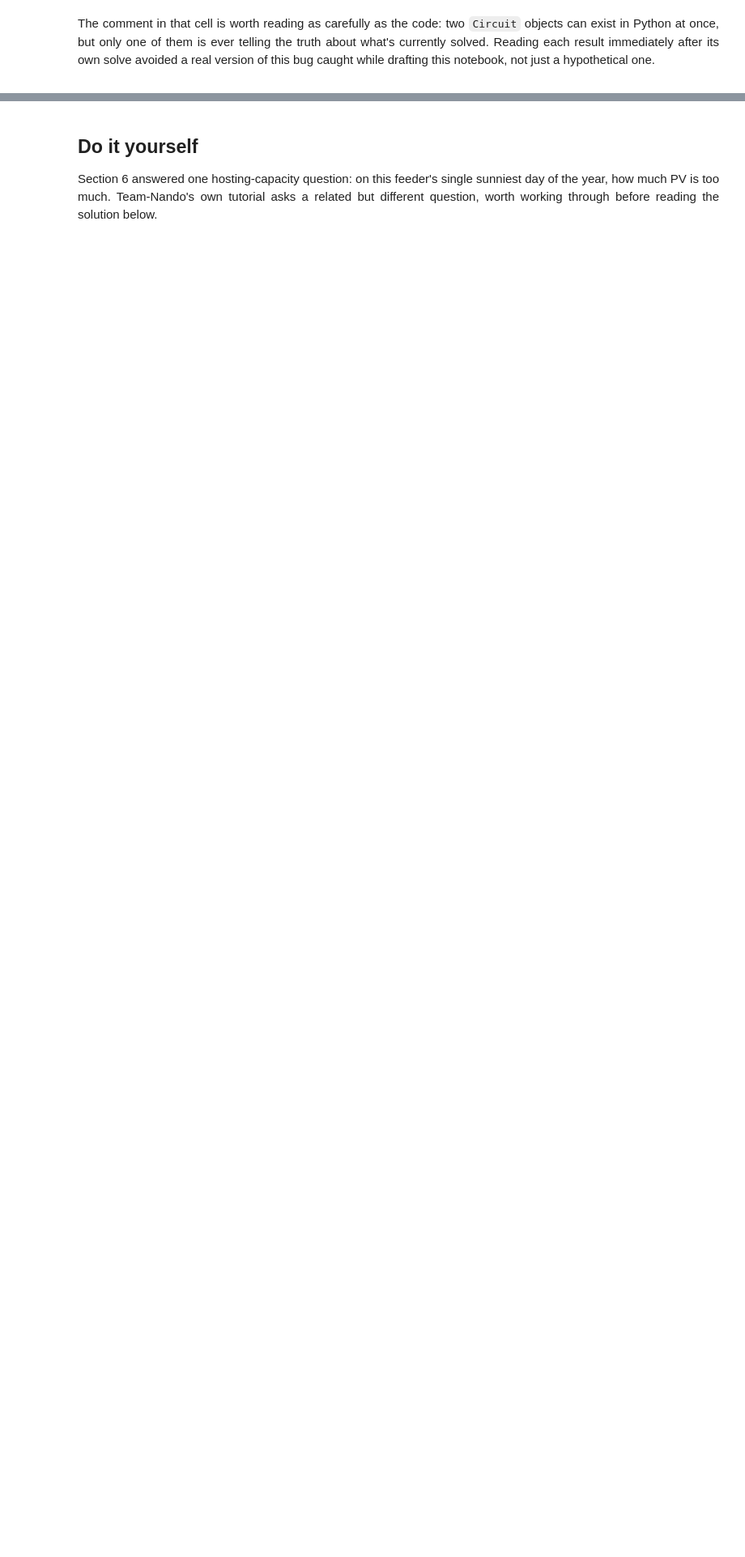
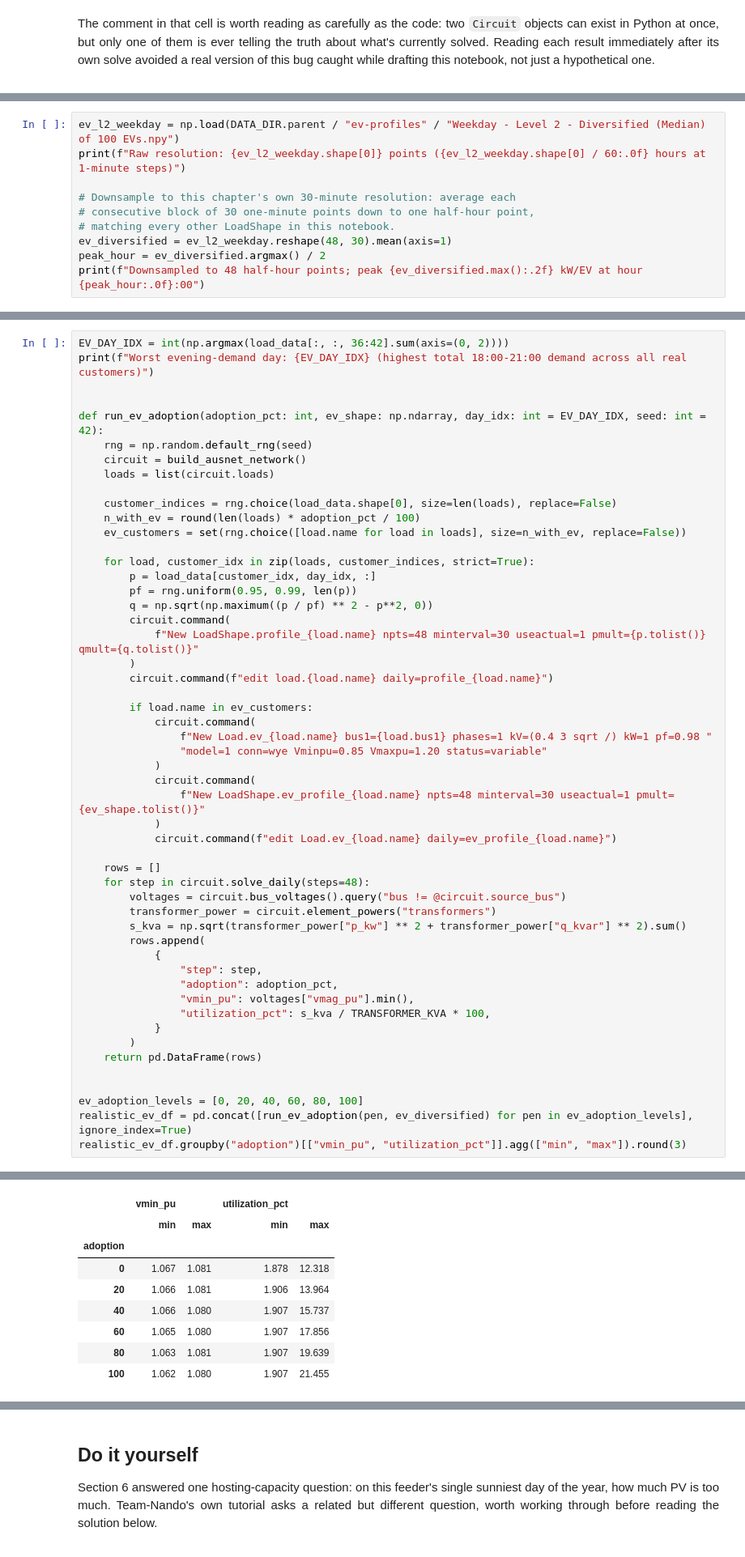
Before and after one commit to sambaiga/ml-energy-disaggregation, a Jupyter notebook: book/04-grid-edge/02-timeseries-der-modeling-code.ipynb, the cells around one changed output, grey strips where cells are left out. Shown at 81% size. Saved outputs shown, nothing was run; the diff lists cells and outputs as text; blank space fills up the shorter version.

```diff
--- a/book/04-grid-edge/02-timeseries-der-modeling-code.ipynb
+++ b/book/04-grid-edge/02-timeseries-der-modeling-code.ipynb
@@ -834,0 +873,10 @@ while drafting this notebook, not just a hypothetical one.
+# %%
+ev_l2_weekday = np.load(DATA_DIR.parent / "ev-profiles" / "Weekday - Level 2 - Diversified (Median) of 100 EVs.npy")
+print(f"Raw resolution: {ev_l2_weekday.shape[0]} points ({ev_l2_weekday.shape[0] / 60:.0f} hours at 1-minute steps)")
+
+# Downsample to this chapter's own 30-minute resolution: average each
+# consecutive block of 30 one-minute points down to one half-hour point,
+# matching every other LoadShape in this notebook.
+ev_diversified = ev_l2_weekday.reshape(48, 30).mean(axis=1)
+peak_hour = ev_diversified.argmax() / 2
+print(f"Downsampled to 48 half-hour points; peak {ev_diversified.max():.2f} kW/EV at hour {peak_hour:.0f}:00")
@@ -834,0 +927,53 @@ while drafting this notebook, not just a hypothetical one.
+# %%
+EV_DAY_IDX = int(np.argmax(load_data[:, :, 36:42].sum(axis=(0, 2))))
+print(f"Worst evening-demand day: {EV_DAY_IDX} (highest total 18:00-21:00 demand across all real customers)")
+
+
+def run_ev_adoption(adoption_pct: int, ev_shape: np.ndarray, day_idx: int = EV_DAY_IDX, seed: int = 42):
+    rng = np.random.default_rng(seed)
+    circuit = build_ausnet_network()
+    loads = list(circuit.loads)
+
+    customer_indices = rng.choice(load_data.shape[0], size=len(loads), replace=False)
+    n_with_ev = round(len(loads) * adoption_pct / 100)
+    ev_customers = set(rng.choice([load.name for load in loads], size=n_with_ev, replace=False))
+
+    for load, customer_idx in zip(loads, customer_indices, strict=True):
+        p = load_data[customer_idx, day_idx, :]
+        pf = rng.uniform(0.95, 0.99, len(p))
+        q = np.sqrt(np.maximum((p / pf) ** 2 - p**2, 0))
+        circuit.command(
+            f"New LoadShape.profile_{load.name} npts=48 minterval=30 useactual=1 pmult={p.tolist()} qmult={q.tolist()}"
+        )
+        circuit.command(f"edit load.{load.name} daily=profile_{load.name}")
+
+        if load.name in ev_customers:
+            circuit.command(
+                f"New Load.ev_{load.name} bus1={load.bus1} phases=1 kV=(0.4 3 sqrt /) kW=1 pf=0.98 "
+                "model=1 conn=wye Vminpu=0.85 Vmaxpu=1.20 status=variable"
+            )
+            circuit.command(
+                f"New LoadShape.ev_profile_{load.name} npts=48 minterval=30 useactual=1 pmult={ev_shape.tolist()}"
+            )
+            circuit.command(f"edit Load.ev_{load.name} daily=ev_profile_{load.name}")
+
+    rows = []
+    for step in circuit.solve_daily(steps=48):
+        voltages = circuit.bus_voltages().query("bus != @circuit.source_bus")
+        transformer_power = circuit.element_powers("transformers")
+        s_kva = np.sqrt(transformer_power["p_kw"] ** 2 + transformer_power["q_kvar"] ** 2).sum()
+        rows.append(
+            {
+                "step": step,
+                "adoption": adoption_pct,
+                "vmin_pu": voltages["vmag_pu"].min(),
+                "utilization_pct": s_kva / TRANSFORMER_KVA * 100,
+            }
+        )
+    return pd.DataFrame(rows)
+
+
+ev_adoption_levels = [0, 20, 40, 60, 80, 100]
+realistic_ev_df = pd.concat([run_ev_adoption(pen, ev_diversified) for pen in ev_adoption_levels], ignore_index=True)
+realistic_ev_df.groupby("adoption")[["vmin_pu", "utilization_pct"]].agg(["min", "max"]).round(3)
+# %% [output]
@@ -834,0 +981,9 @@ while drafting this notebook, not just a hypothetical one.
+|  | vmin_pu |  | utilization_pct |  |
+|  | min | max | min | max |
+| adoption |  |  |  |  |
+| 0 | 1.067 | 1.081 | 1.878 | 12.318 |
+| 20 | 1.066 | 1.081 | 1.906 | 13.964 |
+| 40 | 1.066 | 1.080 | 1.907 | 15.737 |
+| 60 | 1.065 | 1.080 | 1.907 | 17.856 |
+| 80 | 1.063 | 1.081 | 1.907 | 19.639 |
+| 100 | 1.062 | 1.080 | 1.907 | 21.455 |
```
Also changed, not shown: parts of 20 cells of this notebook.
